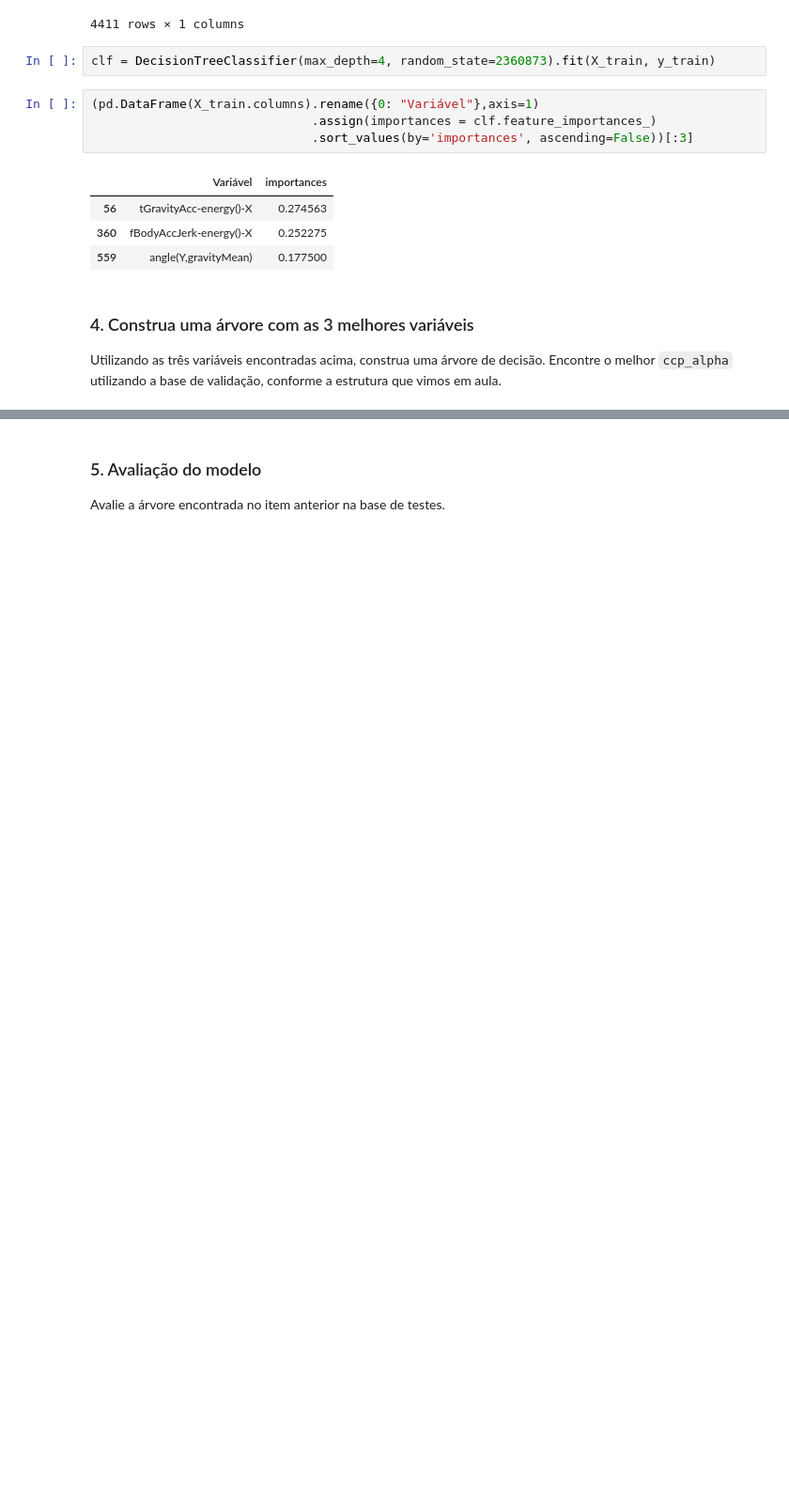
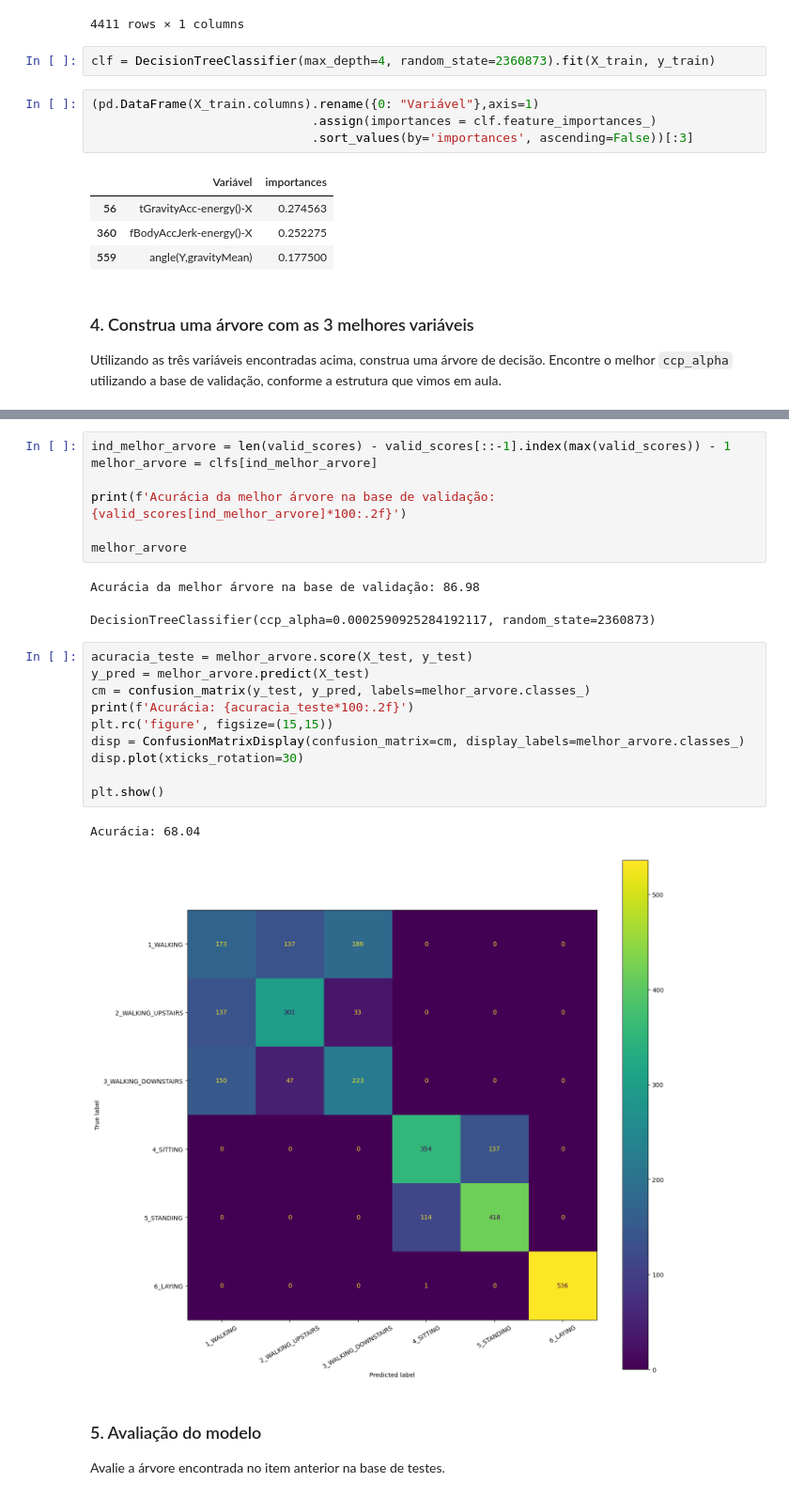
Before and after one commit to marceloaires7/EBAC-Aulas, a Jupyter notebook: Modulo17/Exercício_Cientista_de_dados_Módulo17/Exercício 2/Exercicio2.ipynb, the cells around one changed output, grey strips where cells are left out. Shown at 94% size. Saved outputs shown, nothing was run; the diff lists cells and outputs as text; blank space fills up the shorter version.

```diff
--- a/Modulo17/Exercício_Cientista_de_dados_Módulo17/Exercício 2/Exercicio2.ipynb
+++ b/Modulo17/Exercício_Cientista_de_dados_Módulo17/Exercício 2/Exercicio2.ipynb
@@ -167,3 +256,26 @@ UsageError: %%time is a cell magic, but the cell body is empty. Did you mean the
+# %%
+ind_melhor_arvore = len(valid_scores) - valid_scores[::-1].index(max(valid_scores)) - 1
+melhor_arvore = clfs[ind_melhor_arvore]
+
+print(f'Acurácia da melhor árvore na base de validação: {valid_scores[ind_melhor_arvore]*100:.2f}')
+
+melhor_arvore
+# %% [output]
+Acurácia da melhor árvore na base de validação: 86.98
+DecisionTreeClassifier(ccp_alpha=0.0002590925284192117, random_state=2360873)
+# %%
+acuracia_teste = melhor_arvore.score(X_test, y_test)
+y_pred = melhor_arvore.predict(X_test)
+cm = confusion_matrix(y_test, y_pred, labels=melhor_arvore.classes_)
+print(f'Acurácia: {acuracia_teste*100:.2f}')
+plt.rc('figure', figsize=(15,15))
+disp = ConfusionMatrixDisplay(confusion_matrix=cm, display_labels=melhor_arvore.classes_)
+disp.plot(xticks_rotation=30)
+
+plt.show()
+# %% [output]
+Acurácia: 68.04
+[figure, added]
 # %% [markdown]
 ### 5. Avaliação do modelo
 
```
Also changed, not shown: parts of 10 cells of this notebook.
